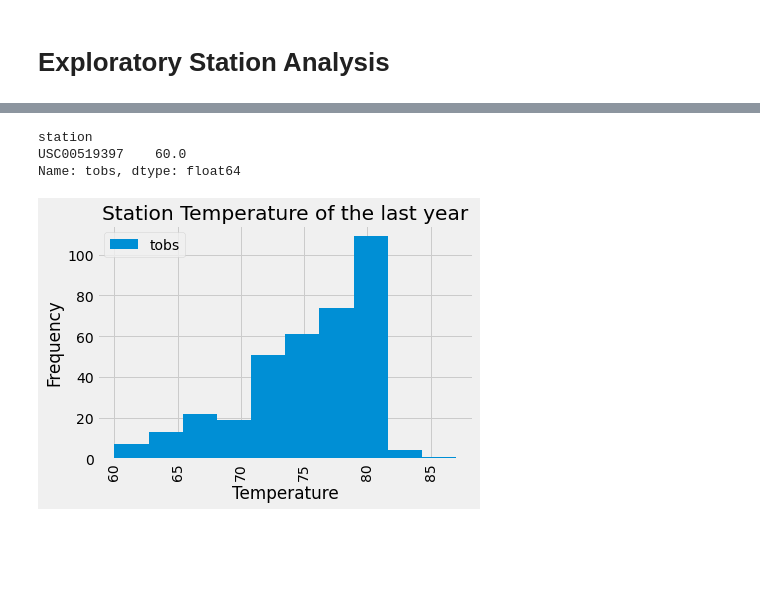
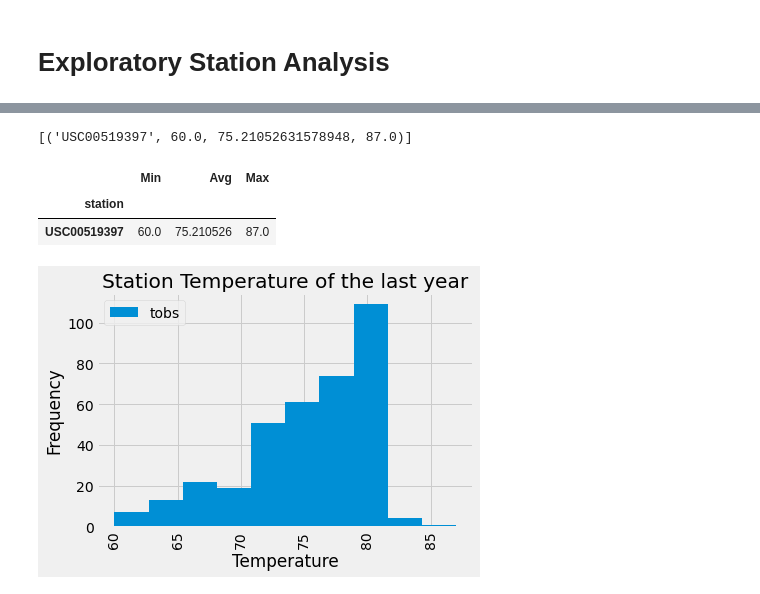
Before and after one commit to cdturner618/sqlalchemy-challenge, a Jupyter notebook: climate_starter.ipynb, the cells around one changed output, grey strips where cells are left out. Cells and saved outputs as stored; diff of their text form; code cells hidden in the pictures; blank space fills up the shorter version.

```diff
--- a/climate_starter.ipynb
+++ b/climate_starter.ipynb
@@ -212,12 +367,31 @@ station_df.head()
+# %%
+# Using the most active station id from the previous query, calculate the lowest, highest, and average temperature.
+sel3= [Measurements.station,
+       func.min(Measurements.tobs),
+       func.avg(Measurements.tobs),
+       func.max(Measurements.tobs)
+      ]
+
+session.query(*sel3).filter((Measurements.date) >=query_date).filter(Measurements.station=='USC00519397').all()
+# %% [output]
+[('USC00519397', 60.0, 75.21052631578948, 87.0)]
 # %%
-# Using the most active station id from the previous query, calculate the lowest, highest, and average temperature.
+# check
+station_df=df.loc[df['station']=='USC00519397']
+
+
 mean_df=station_df.groupby('station').mean()['tobs']
 max_df=station_df.groupby('station').max()['tobs']
 min_df=station_df.groupby('station').min()['tobs']
+
+check_temp= pd.DataFrame({"Min":min_df,
+             "Avg":mean_df,
+             "Max":max_df})
+check_temp
 # %% [output]
-station
-USC00519397    60.0
-Name: tobs, dtype: float64
+|  | Min | Avg | Max |
+| station |  |  |  |
+| USC00519397 | 60.0 | 75.210526 | 87.0 |
 # %%
 # Using the most active station id
 # Query the last 12 months of temperature observation data for this station and plot the results as a histogram
```
Also changed, not shown: parts of 21 cells of this notebook.
